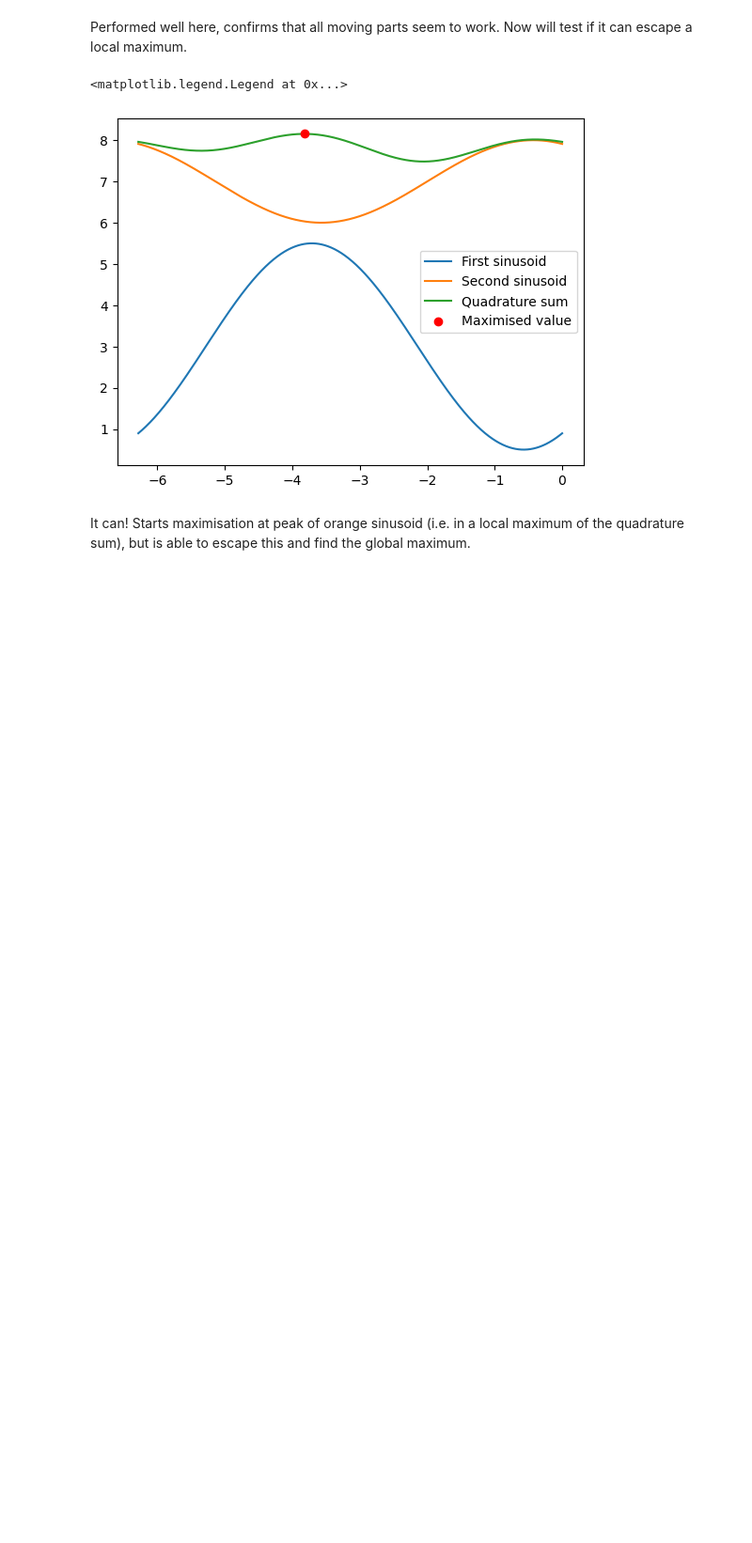
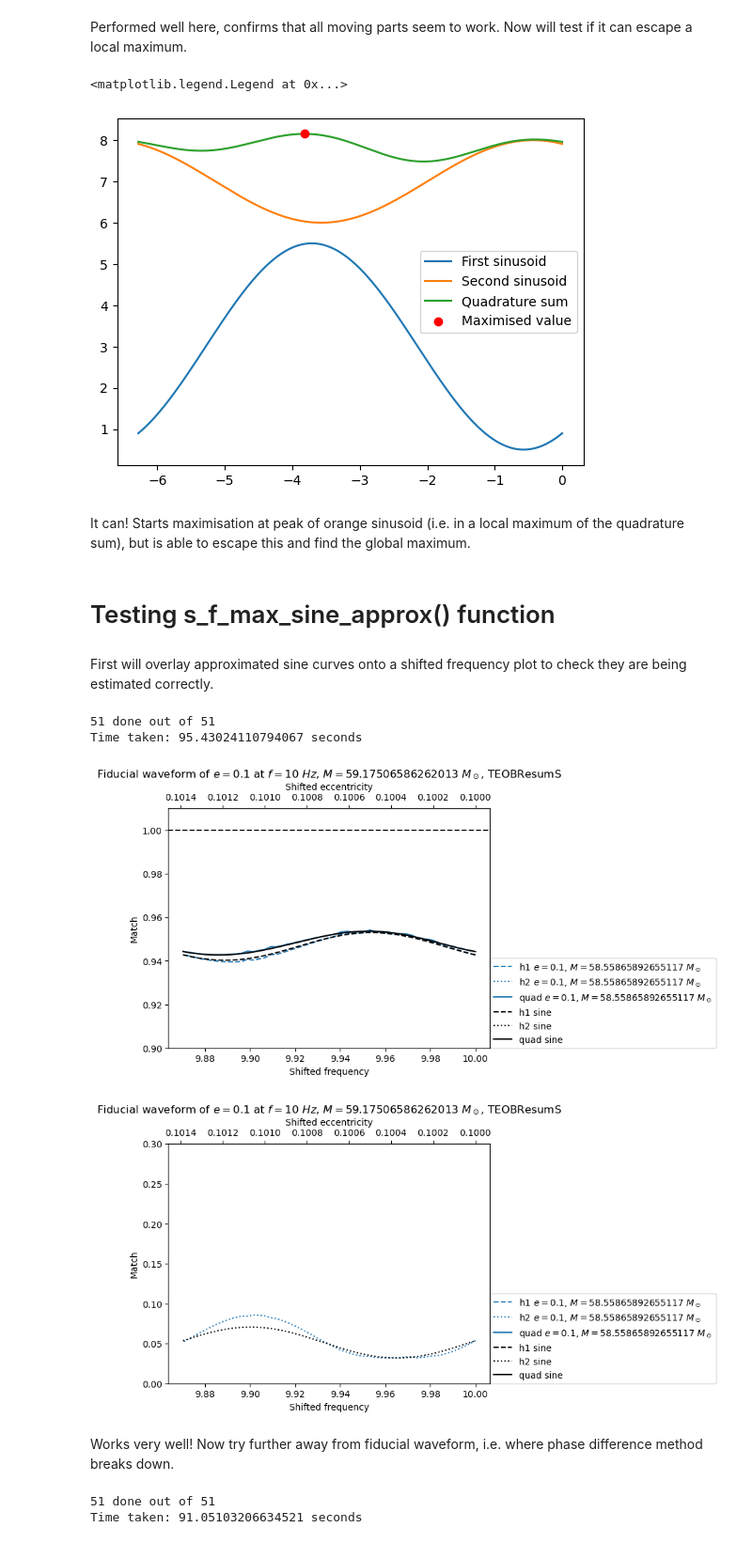
Before and after one commit to BenGPatterson/EccentricBinaries, a Jupyter notebook: notebooks/match_h1_h2.ipynb, the cells around one changed output. Shown at 94% size. Saved outputs shown, nothing was run; the diff lists cells and outputs as text; code cells hidden in the pictures; blank space fills up the shorter version.

Commit message:
Finished sine approx method to maximise over shifted frequency

```diff
--- a/notebooks/match_h1_h2.ipynb
+++ b/notebooks/match_h1_h2.ipynb
@@ -213,7 +214,7 @@ def s_f_quad_match(fiducials, e_M, s_f_len, f_low, approximant='TEOBResumS', sub
     return data
 # %%
 # Makes plot of quad match data
-def plot_s_f_quad_match(fiducials, e_M, data, f_low, approximant='TEOBResumS', ylims=(0.9,1.01), found_match=None):
+def plot_s_f_quad_match(fiducials, e_M, data, f_low, approximant='TEOBResumS', ylims=(0.9,1.01), found_match=None, approx_curves=None):
 
     # Intialise plot
     fig = plt.figure()
@@ -232,7 +233,16 @@ def plot_s_f_quad_match(fiducials, e_M, data, f_low, approximant='TEOBResumS', y
 
     # Add match found by maximising over shifted frequency
     if found_match is not None:
-        ax1.axhline(found_match, c='C1', ls='dashed', label='Match from maximising over shifted frequency')
+        if len(found_match) == 1:
+            ax1.axhline(found_match, c='C1', ls='dashed', label='Match from maximising over shifted frequency')
+        else:
+            for i, key in enumerate(found_match.keys()):
+                ax1.axhline(found_match[key], c=f'C{i+1}', ls='dashed', label=key)
+
+    # Add sine approx curves if given
+    if approx_curves is not None:
+        for key in approx_curves.keys():
+            ax1.plot(approx_curves[key][0], approx_curves[key][1], ls=approx_curves[key][2], c='k', label=key)
 
     # Finish plot
     ax1.axhline(1, c='k', ls='dashed')
@@ -474,3 +484,45 @@ plt.legend()
 [figure]
 # %% [markdown]
 It can! Starts maximisation at peak of orange sinusoid (i.e. in a local maximum of the quadrature sum), but is able to escape this and find the global maximum.
+# %% [markdown]
+# Testing s_f_max_sine_approx() function
+# %% [markdown]
+First will overlay approximated sine curves onto a shifted frequency plot to check they are being estimated correctly.
+# %%
+start = time.time()
+sample_rate = 4096
+dataslot_8 = s_f_quad_match([0.1, chirp2total(24, 2), 2], (0.1, chirp2total(23.75, 2)), 51, 10)
+_, h1, h2, _, _ = get_h([1,1], 10, 0.1, chirp2total(24, 2), 2, sample_rate, approximant='TEOBResumS', subsample_interpolation=True)
+matches, coeffs_8 = s_f_max_sine_approx(h1, h2, 10, 0.1, chirp2total(23.75, 2), 2, sample_rate, 'TEOBResumS', return_coeffs=True)
+end = time.time()
+print(f'\nTime taken: {end-start} seconds')
+# %% [output]
+51 done out of 51
+Time taken: 95.43024110794067 seconds
+# %%
+xs = np.linspace(-2*np.pi, 0, 1001)
+sinu_1 = sine_model(xs, *coeffs_8[:3])
+sinu_2 = sine_model(xs, *coeffs_8[3:])
+sinu_quad = quad_sine_model(xs, *coeffs_8)
+x_plot_array = np.linspace(shifted_f(10, 0.1, chirp2total(23.75, 2), 2), 10, 1001)
+sinu_dict = {'h1 sine': [x_plot_array, sinu_1, 'dashed'],
+             'h2 sine': [x_plot_array, sinu_2, 'dotted'],
+             'quad sine': [x_plot_array, sinu_quad, 'solid']}
+plot_s_f_quad_match([0.1, chirp2total(24, 2), 2], (0.10, chirp2total(23.75, 2)), dataslot_8, 10, ylims=(0.9,1.01), approx_curves=sinu_dict)
+plot_s_f_quad_match([0.1, chirp2total(24, 2), 2], (0.10, chirp2total(23.75, 2)), dataslot_8, 10, ylims=(0,0.3), approx_curves=sinu_dict)
+# %% [output]
+[figure, added]
+[figure, added]
+# %% [markdown]
+Works very well! Now try further away from fiducial waveform, i.e. where phase difference method breaks down.
+# %%
+start = time.time()
+sample_rate = 4096
+dataslot_9 = s_f_quad_match([0.1, chirp2total(24, 2), 2], (0.10, chirp2total(24.50, 2)), 51, 10)
+_, h1, h2, _, _ = get_h([1,1], 10, 0.1, chirp2total(24, 2), 2, sample_rate, approximant='TEOBResumS', subsample_interpolation=True)
+matches, coeffs_9 = s_f_max_sine_approx(h1, h2, 10, 0.10, chirp2total(24.50, 2), 2, sample_rate, 'TEOBResumS', return_coeffs=True)
+end = time.time()
+print(f'\nTime taken: {end-start} seconds')
+# %% [output]
+51 done out of 51
+Time taken: 91.05103206634521 seconds
```
Also changed, not shown: parts of 20 cells of this notebook, 2 other files.
